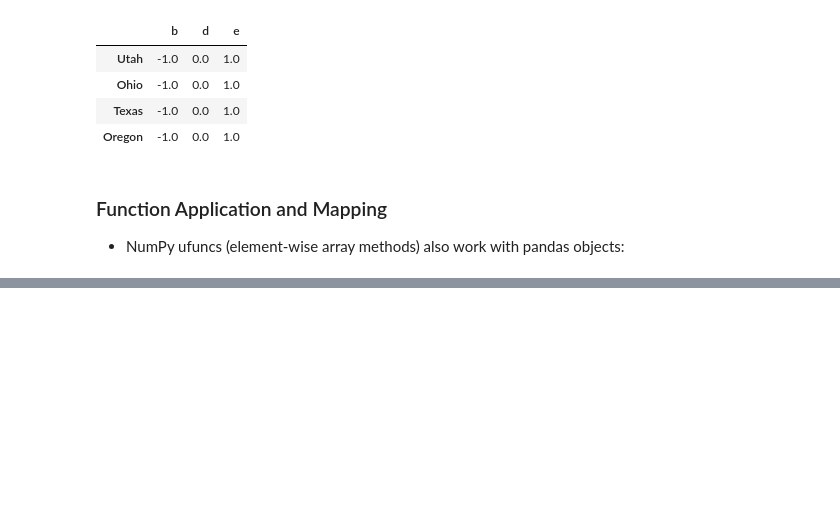
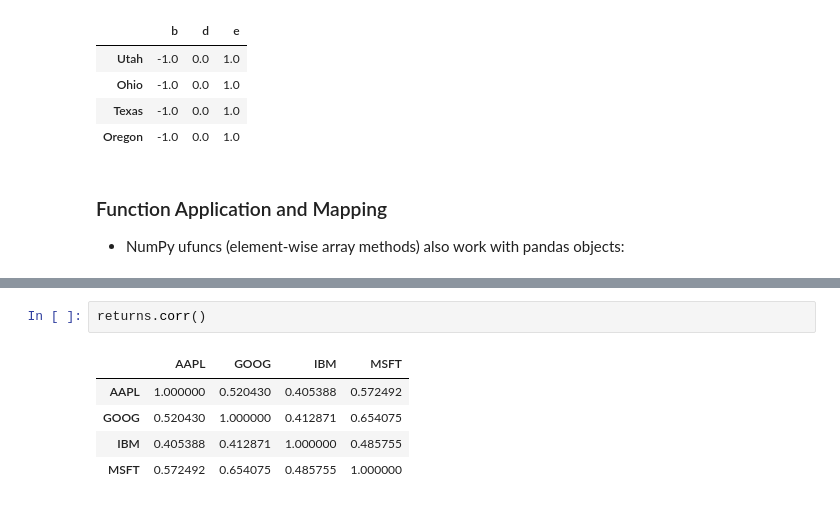
Before and after one commit to richdayandnight/data-science-notebook, a Jupyter notebook: python-for-data-analysis/Chapter 5 Getting Started with pandas.ipynb, the cells around one changed output, grey strips where cells are left out. Saved outputs shown, nothing was run; the diff lists cells and outputs as text; blank space fills up the shorter version.

```diff
--- a/python-for-data-analysis/Chapter 5 Getting Started with pandas.ipynb
+++ b/python-for-data-analysis/Chapter 5 Getting Started with pandas.ipynb
@@ -999,0 +1409,8 @@ frame.sub(series3, axis='index') # subtract # broadcast columns
+# %%
+returns.corr()
+# %% [output]
+|  | AAPL | GOOG | IBM | MSFT |
+| AAPL | 1.000000 | 0.520430 | 0.405388 | 0.572492 |
+| GOOG | 0.520430 | 1.000000 | 0.412871 | 0.654075 |
+| IBM | 0.405388 | 0.412871 | 1.000000 | 0.485755 |
+| MSFT | 0.572492 | 0.654075 | 0.485755 | 1.000000 |
```
Also changed, not shown: parts of 82 cells of this notebook.
